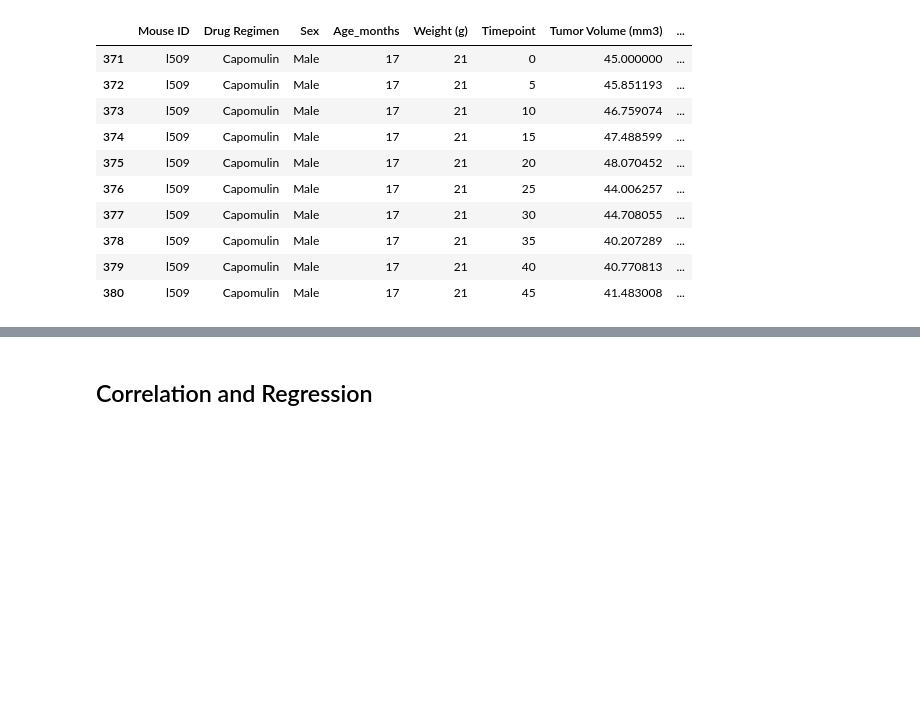
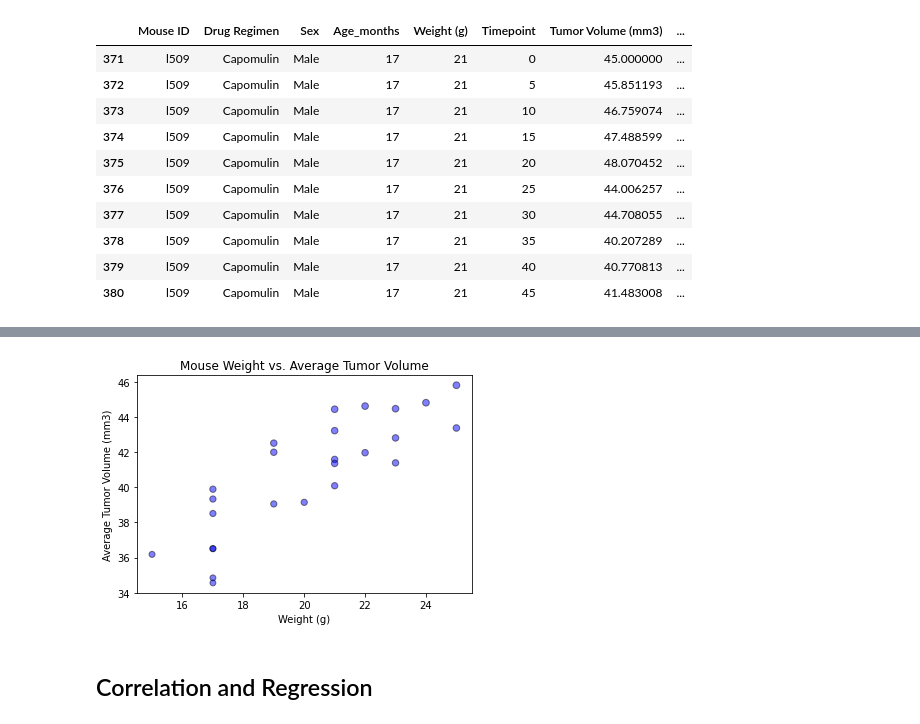
Before and after one commit to mattyk33/Pymaceuticals-Matplotlib, a Jupyter notebook: Pymaceuticals/pymaceuticals_starter.ipynb, the cells around one changed output, grey strips where cells are left out. Cells and saved outputs as stored; diff of their text form; code cells hidden in the pictures; blank space fills up the shorter version.

```diff
--- a/Pymaceuticals/pymaceuticals_starter.ipynb
+++ b/Pymaceuticals/pymaceuticals_starter.ipynb
@@ -369,2 +377,6 @@ plt.show()
 # %%
 # Generate a scatter plot of average tumor volume vs. mouse weight for the Capomulin regimen
+# Generate DataFrame for weight and average tumor volume
+capomulin_mouse_id = capomulin.groupby(["Mouse ID"]).agg(Mouse_Weight=("Weight (g)", np.mean),
+                                                         Tumor_Volume_Mean=("Tumor Volume (mm3)", np.mean))
+capomulin_mouse_id
@@ -371,3 +402,21 @@ plt.show()
+# %%
+# Generate scatter plot
+plt.scatter(capomulin_mouse_id["Mouse_Weight"],
+            capomulin_mouse_id["Tumor_Volume_Mean"],
+            marker='o', facecolors='blue', edgecolors='black',
+            s=capomulin_mouse_id["Tumor_Volume_Mean"], alpha=.5)
+
+# Make title and labels
+plt.title("Mouse Weight vs. Average Tumor Volume")
+plt.xlabel("Weight (g)")
+plt.ylabel("Average Tumor Volume (mm3)")
+
+# Save the figure
+plt.savefig("Charts/ScatterPlotWeightTumorVolume.png")
+
+plt.show()
+# %% [output]
+[figure, added]
 # %% [markdown]
 ## Correlation and Regression
 # %%
```
Also changed, not shown: parts of 2 cells of this notebook, 2 other files.
